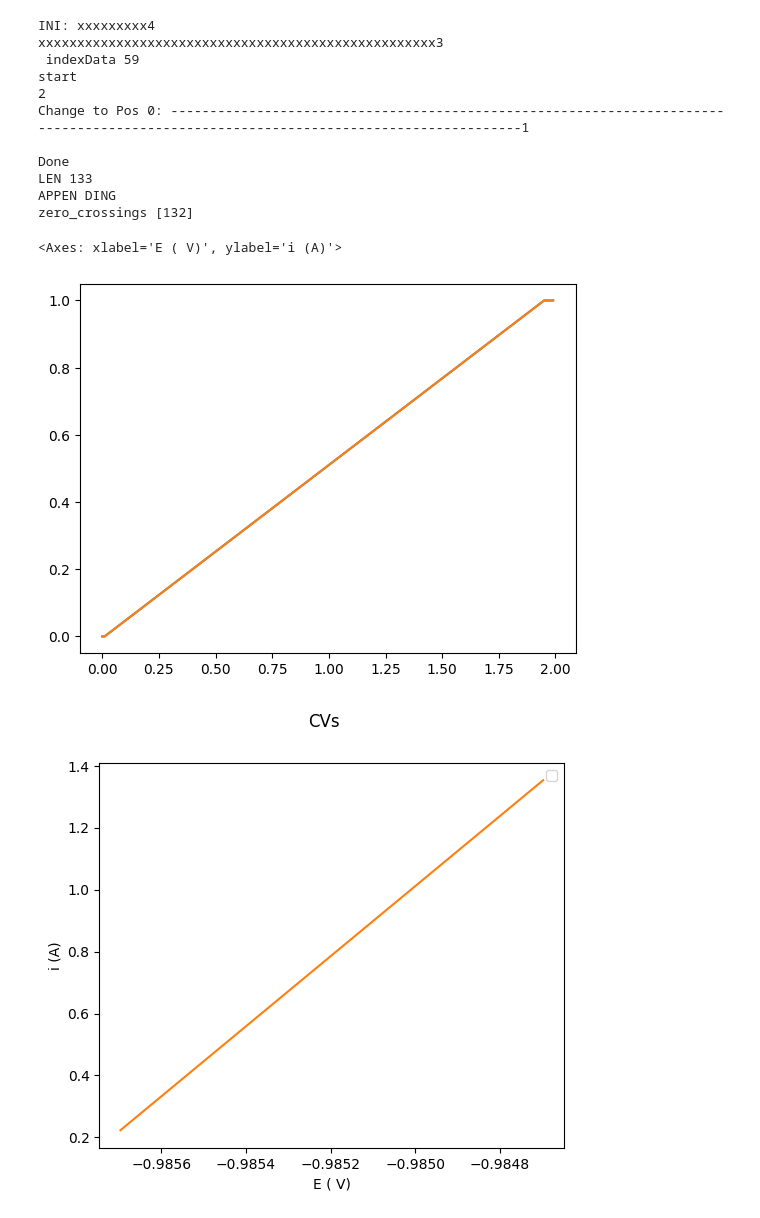
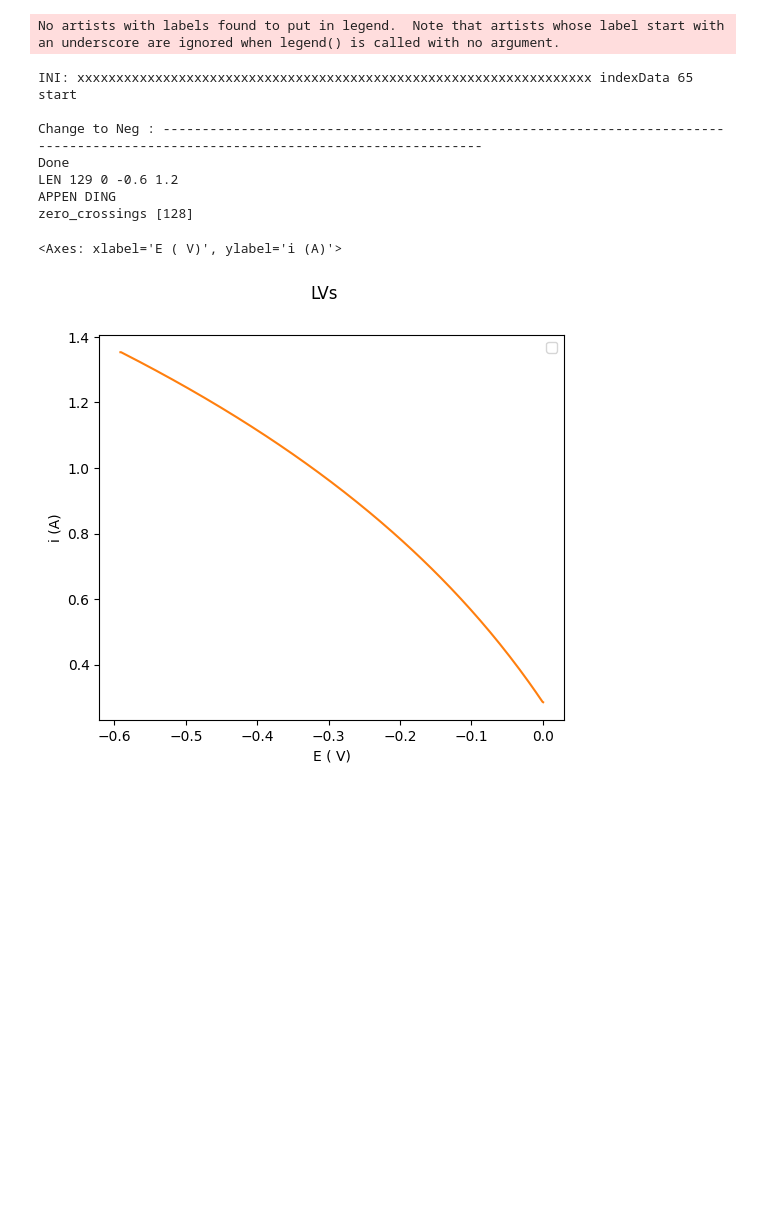
Before and after one commit to NordicEC/EC4py, a Jupyter notebook: dev/Serial/ECi_pot_serial_tech_ramp_test.ipynb, the cells around one changed output. Drawn from its saved outputs; the diff is of its cells as text; code cells hidden in the pictures; blank space fills up the shorter version.

```diff
--- a/dev/Serial/ECi_pot_serial_tech_ramp_test.ipynb
+++ b/dev/Serial/ECi_pot_serial_tech_ramp_test.ipynb
@@ -72,22 +126,19 @@ zero_crossings [132]
 # %%
 a = testFX()
-a.make_ramp(10,False,-1)
-plt.plot(b.tdata, b.Edata)
-tdata = tech_ramp_aquire(a.comFX,0,1,0,1,1)
-plt.plot(b.tdata, b.Edata)
+v1 = -0.6
+a.make_ramp(15,False,v1)
+tdata = tech_ramp_aquire(a.comFX,0,v1,0,1.2,2)
+#plt.plot(b.tdata, b.Edata)
 tdata.plot()
 # %% [output]
-INI: xxxxxxxxx4
-xxxxxxxxxxxxxxxxxxxxxxxxxxxxxxxxxxxxxxxxxxxxxxxxxxx3
- indexData 59
-start
-2
-Change to Pos 0: -------------------------------------------------------------------------------------------------------------------------------------1
-
-Done
-LEN 133
-APPEN DING
-zero_crossings [132]
+No artists with labels found to put in legend.  Note that artists whose label start with an underscore are ignored when legend() is called with no argument.
-<Axes: xlabel='E ( V)', ylabel='i (A)'>
+INI: xxxxxxxxxxxxxxxxxxxxxxxxxxxxxxxxxxxxxxxxxxxxxxxxxxxxxxxxxxxxxxxxxx indexData 65
+start
+
+Change to Neg : ---------------------------------------------------------------------------------------------------------------------------------
+Done
+LEN 129 0 -0.6 1.2
+APPEN DING
+zero_crossings [128]
+<Axes: xlabel='E ( V)', ylabel='i (A)'>
-[figure, old version]
+[figure, new version]
-[figure, removed]
```
Also changed, not shown: parts of 14 cells of this notebook, 8 other files.
